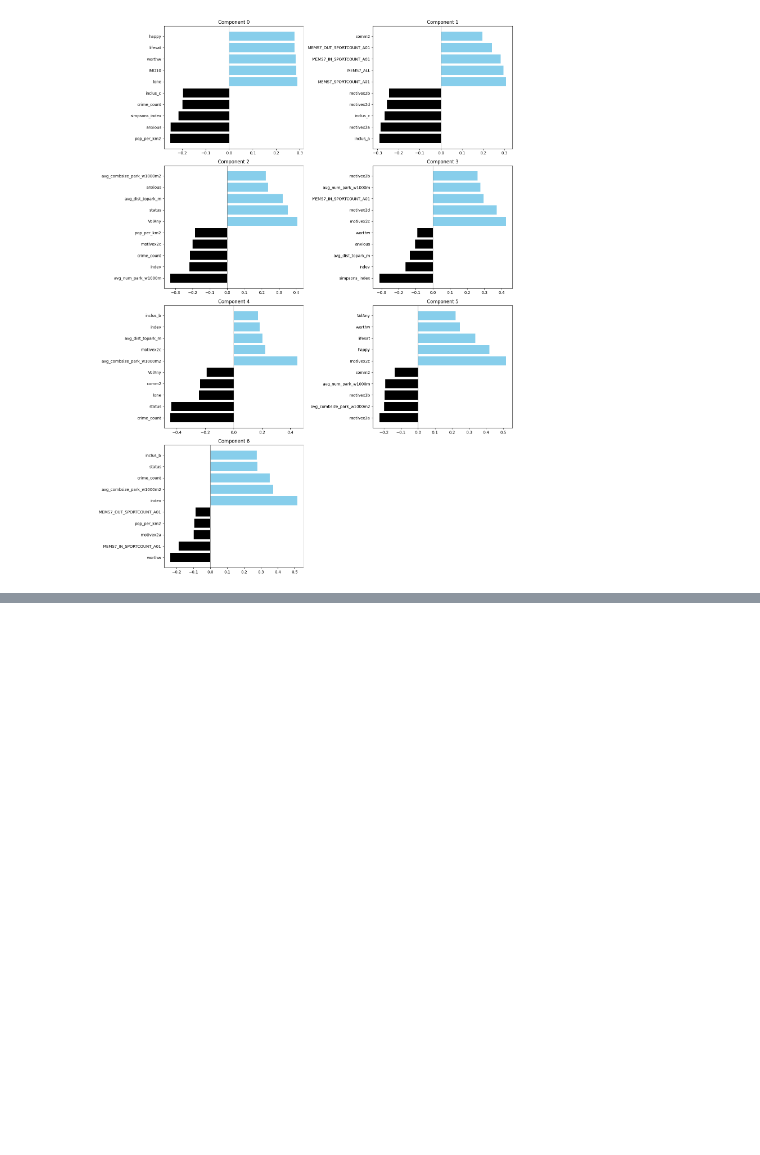
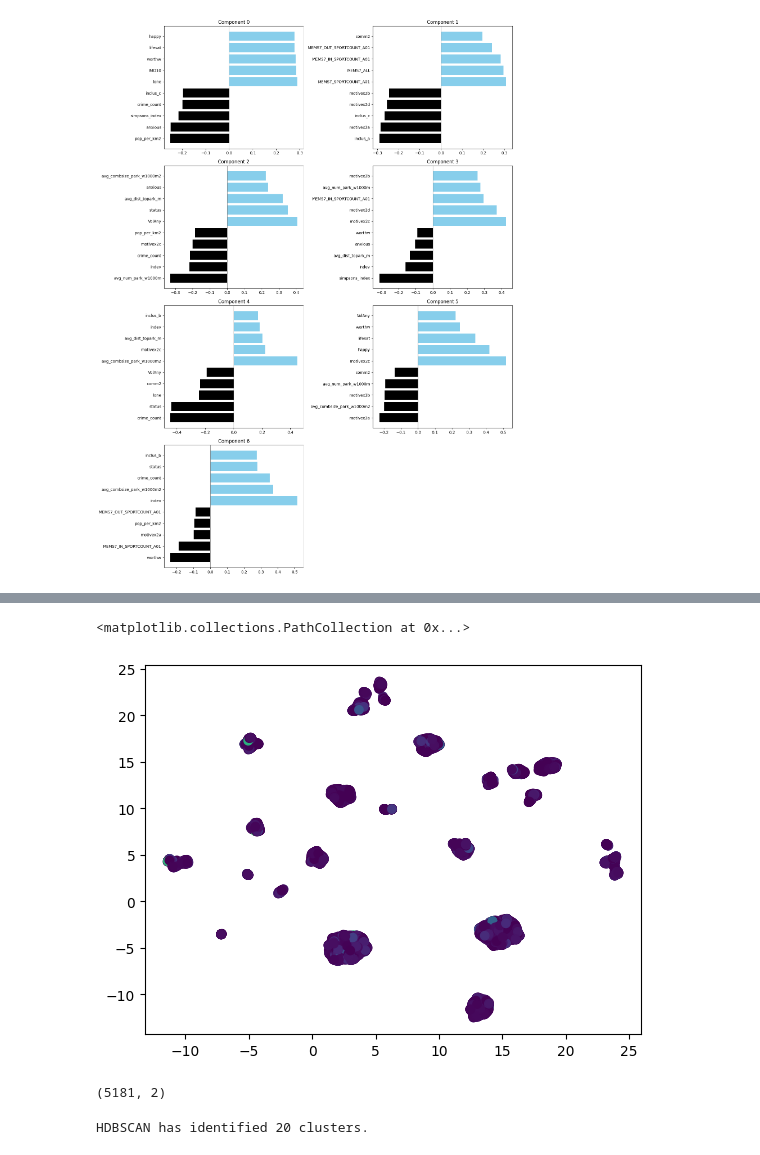
Before and after one commit to ferguswatson39/london_sport2, a Jupyter notebook: exploration/determinants_eda/eda_consolidation.ipynb, the cells around one changed output, grey strips where cells are left out. Cells and saved outputs as stored; diff of their text form; code cells hidden in the pictures; blank space fills up the shorter version.

Commit message:
adjusted hdbscan clustering variables

```diff
--- a/exploration/determinants_eda/eda_consolidation.ipynb
+++ b/exploration/determinants_eda/eda_consolidation.ipynb
@@ -642,0 +738,2 @@ plt.show()
+# %%
+df, meta = get_2022_data()
@@ -642,0 +743,10 @@ plt.show()
+# %%
+demographic_cols = ['Gend3', 'Disab3', 'Age9', 'Eth7','NSSEC5']
+other_cols = ['Educ6','IMD10', 'happy', 'lifesat', 'worthw', 'lone']
+duration_cols = ['MEMS7_ALL']
+cols = demographic_cols + other_cols + duration_cols
+df = df[cols]
+df = df.dropna()
+umap_df_encoded = pd.get_dummies(df, columns=['Gend3', 'Disab3','Eth7'])
+print(len(umap_df_encoded))
+umap_df_encoded.head()
@@ -642,0 +762,35 @@ plt.show()
+# %%
+def do_umap(df_values, random_state: int = 42):
+    reduce = umap.UMAP(random_state = random_state)
+    scaler = StandardScaler()
+    X_scaled = scaler.fit_transform(df_values)
+    emb = reduce.fit_transform(X_scaled)
+    return emb
+mems = df['MEMS7_ALL'].values
+exclude = 'MEMS7_ALL'
+umap_cols = [c for c in umap_df_encoded.columns if c != exclude]
+umap_values = umap_df_encoded[umap_cols].values
+emb = do_umap(umap_values)
+# %%
+plt.scatter(emb[:,0], emb[:,1], c=mems)
+# %% [output]
+<matplotlib.collections.PathCollection at 0x...>
+[figure, added]
+# %%
+emb.shape
+# %% [output]
+(5181, 2)
+# %%
+def gen_clusters(emb, min_cluster_size) -> pd.DataFrame:
+    c = hdbscan.HDBSCAN(min_cluster_size = min_cluster_size)
+    labels = c.fit_predict(emb)
+    df = pd.DataFrame({
+        'umap_x' : emb[:, 0],
+        'umap_y' : emb[:, 1],
+        'labels' : labels
+    })
+    print(f'HDBSCAN has identified {len(set(labels))} clusters.')
+    return df, labels
+cluster_df, labels = gen_clusters(emb, min_cluster_size = 50)
+# %% [output]
+HDBSCAN has identified 20 clusters.
```
Also changed, not shown: parts of 20 cells of this notebook, 1 other file.
